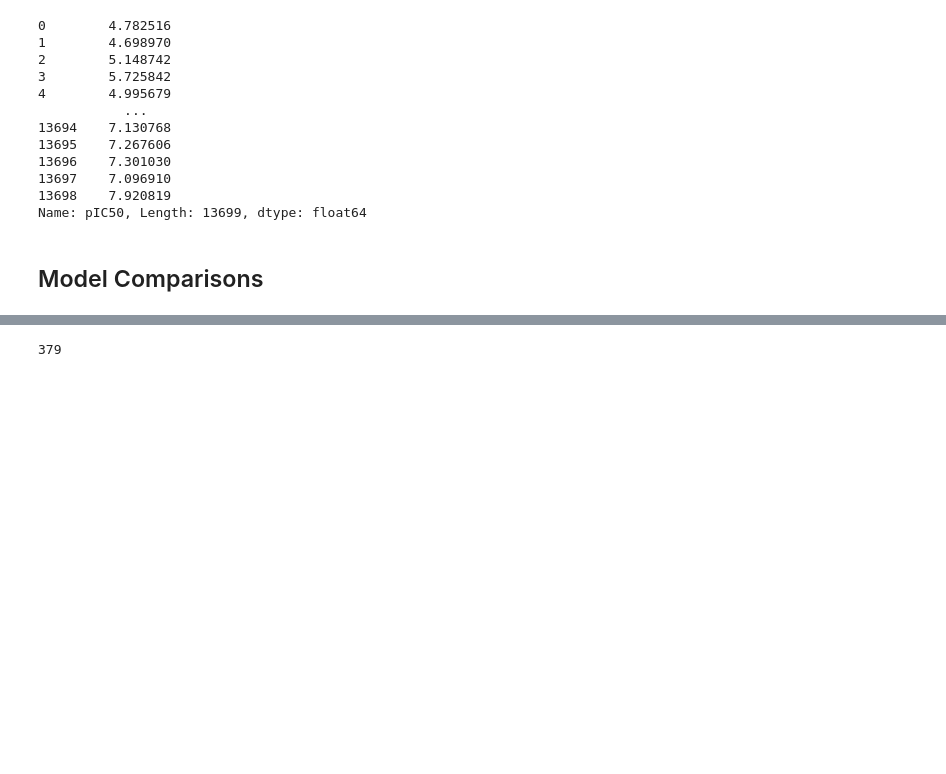
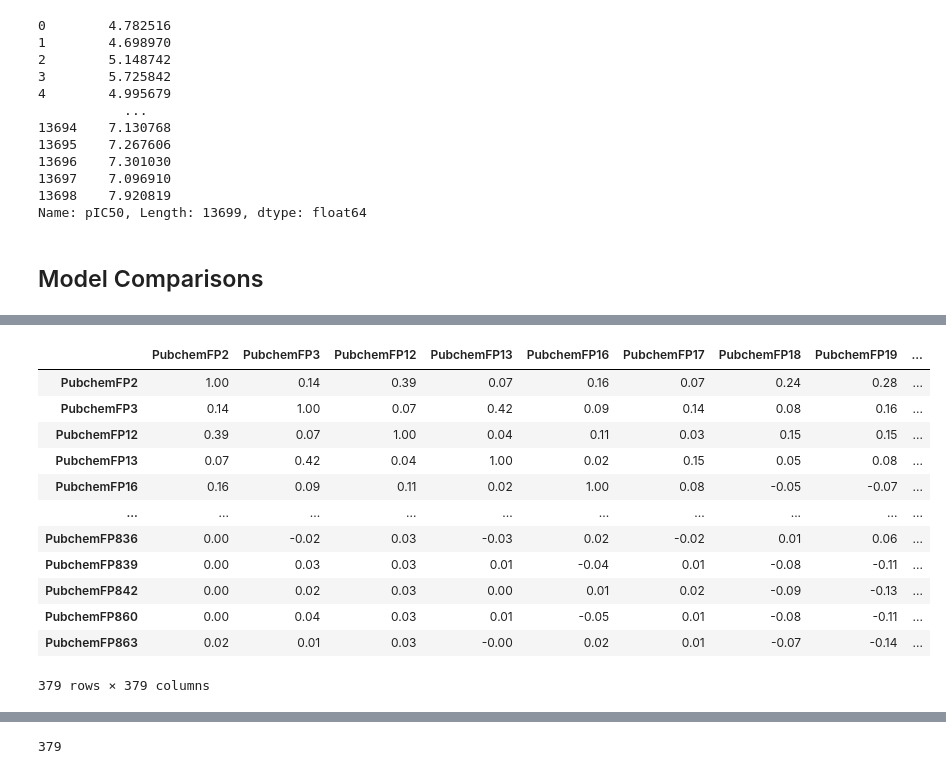
Before and after one commit to Curtis-Wu/Computational-Drug-Discovery-Webapp, a Jupyter notebook: models/VEGF Receptor 2/Computational Drug Discovery Project copy.ipynb, the cells around one changed output, grey strips where cells are left out. Drawn from its saved outputs; the diff is of its cells as text; code cells hidden in the pictures; blank space fills up the shorter version.

```diff
--- a/models/VEGF Receptor 2/Computational Drug Discovery Project copy.ipynb
+++ b/models/VEGF Receptor 2/Computational Drug Discovery Project copy.ipynb
@@ -304,0 +322,17 @@ Y = pd.read_csv('data/Ydata_13699.csv')
+# %%
+corr_matrix = df.corr()
+corr_matrix
+# %% [output]
+|  | PubchemFP2 | PubchemFP3 | PubchemFP12 | PubchemFP13 | PubchemFP16 | PubchemFP17 | PubchemFP18 | PubchemFP19 | ... |
+| PubchemFP2 | 1.00 | 0.14 | 0.39 | 0.07 | 0.16 | 0.07 | 0.24 | 0.28 | ... |
+| PubchemFP3 | 0.14 | 1.00 | 0.07 | 0.42 | 0.09 | 0.14 | 0.08 | 0.16 | ... |
+| PubchemFP12 | 0.39 | 0.07 | 1.00 | 0.04 | 0.11 | 0.03 | 0.15 | 0.15 | ... |
+| PubchemFP13 | 0.07 | 0.42 | 0.04 | 1.00 | 0.02 | 0.15 | 0.05 | 0.08 | ... |
+| PubchemFP16 | 0.16 | 0.09 | 0.11 | 0.02 | 1.00 | 0.08 | -0.05 | -0.07 | ... |
+| ... | ... | ... | ... | ... | ... | ... | ... | ... | ... |
+| PubchemFP836 | 0.00 | -0.02 | 0.03 | -0.03 | 0.02 | -0.02 | 0.01 | 0.06 | ... |
+| PubchemFP839 | 0.00 | 0.03 | 0.03 | 0.01 | -0.04 | 0.01 | -0.08 | -0.11 | ... |
+| PubchemFP842 | 0.00 | 0.02 | 0.03 | 0.00 | 0.01 | 0.02 | -0.09 | -0.13 | ... |
+| PubchemFP860 | 0.00 | 0.04 | 0.03 | 0.01 | -0.05 | 0.01 | -0.08 | -0.11 | ... |
+| PubchemFP863 | 0.02 | 0.01 | 0.03 | -0.00 | 0.02 | 0.01 | -0.07 | -0.14 | ... |
+379 rows × 379 columns
```
Also changed, not shown: parts of 12 cells of this notebook, 2 other files.
